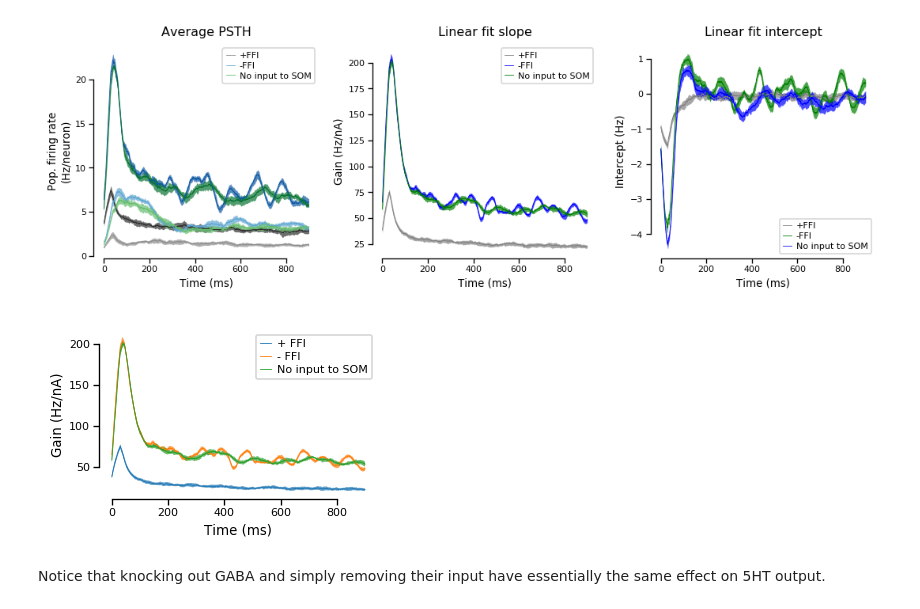
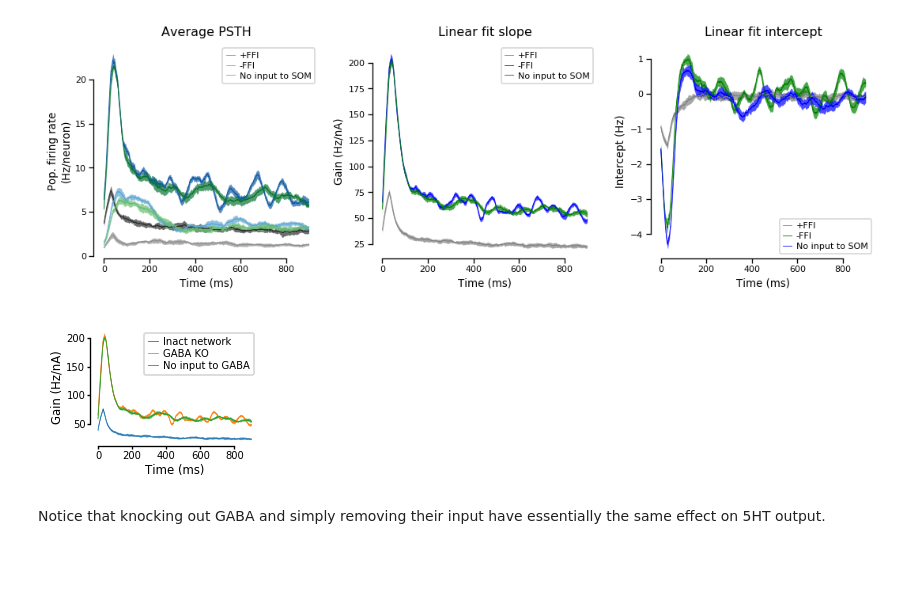
Before and after one commit to nauralcodinglab/raphegif, a Jupyter notebook: figs/scripts/writeup/gain_illustration.ipynb, the cells around one changed output. Saved outputs shown, nothing was run; the diff lists cells and outputs as text; code cells hidden in the pictures; blank space fills up the shorter version.

```diff
--- a/figs/scripts/writeup/gain_illustration.ipynb
+++ b/figs/scripts/writeup/gain_illustration.ipynb
@@ -581,21 +583,23 @@ print('Step amplitudes {} (nA) are shown.'.format(step_amplitudes[sweeps]))
 Step amplitudes [0.05338645 0.1178309 ] (nA) are shown.
 [figure]
 # %%
+plt.figure(figsize=(2, 1.5))
+
 plt.subplot(111)
-visualizer.plot_gain('DRN', 'base', 'base', 'Principal PSTH', label='+ FFI')
-visualizer.plot_gain('DRN', 'KO', 'base', 'Principal PSTH', label='- FFI')
-visualizer.plot_gain('DRN', 'noinput', 'base', 'Principal PSTH', label='No input to SOM')
+visualizer.plot_gain('DRN', 'base', 'base', 'Principal PSTH', label='Inact network')
+visualizer.plot_gain('DRN', 'KO', 'base', 'Principal PSTH', label='GABA KO')
+visualizer.plot_gain('DRN', 'noinput', 'base', 'Principal PSTH', label='No input to GABA')
 plt.xlabel('Time (ms)')
 plt.ylabel('Gain (Hz/nA)')
 plt.legend()
 
 sns.despine(trim=True)
 plt.tight_layout()
 
 if IMG_PATH is not None:
     plt.savefig(os.path.join(IMG_PATH, 'som_gain_illustration.png'))
 # %% [output]
-[figure, old version]
+[figure, new version]
 # %% [markdown]
 Notice that knocking out GABA and simply removing their input have essentially the same effect on 5HT output.
 # %% [markdown]
```
Also changed, not shown: parts of 6 cells of this notebook.
